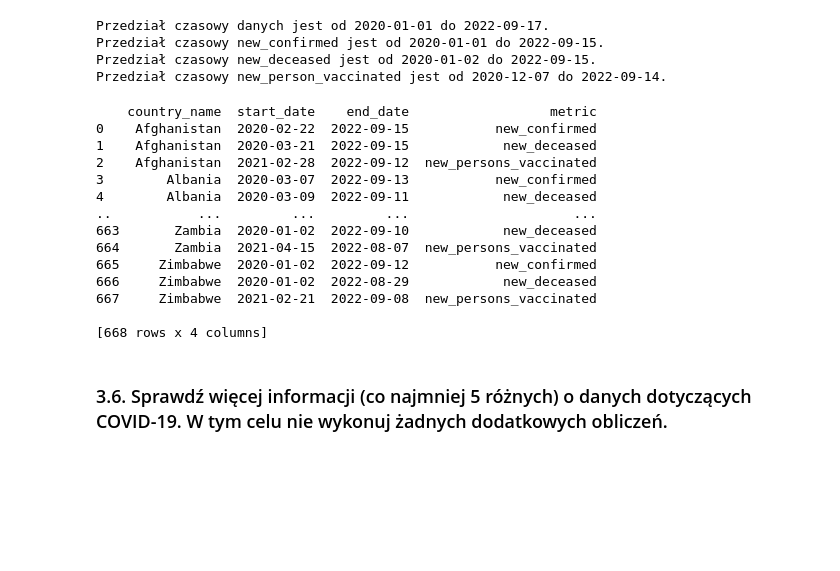
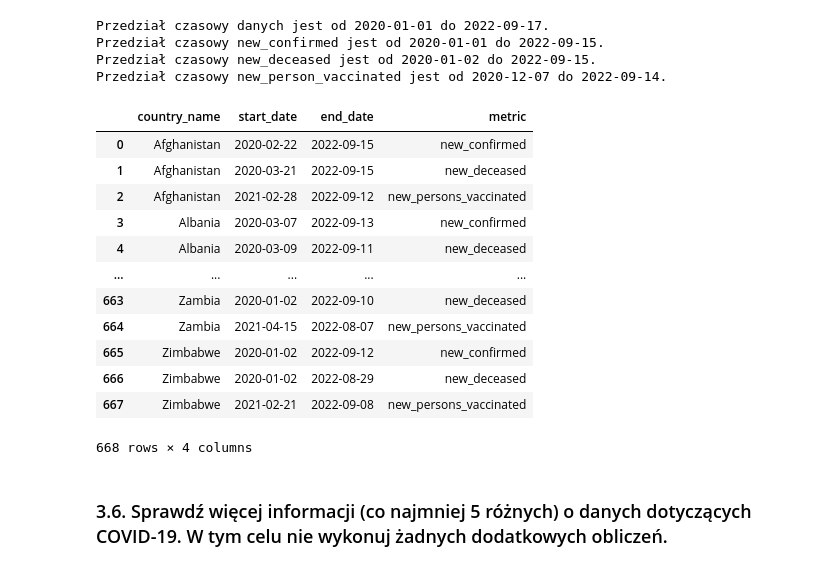
Before and after one commit to AbsZeroO/big-data, a Jupyter notebook: Poziom_1/Poziom1.ipynb, the cells around one changed output. Drawn from its saved outputs; the diff is of its cells as text; code cells hidden in the pictures; blank space fills up the shorter version.

```diff
--- a/Poziom_1/Poziom1.ipynb
+++ b/Poziom_1/Poziom1.ipynb
@@ -207,51 +207,48 @@ SELECT country_name,
        MIN(date) AS start_date,
        MAX(date) AS end_date,
        'new_confirmed' AS metric
 FROM bigquery-public-data.covid19_open_data.covid19_open_data
 WHERE new_confirmed IS NOT NULL AND new_confirmed > 0
 GROUP BY country_name
 
 UNION ALL
 
 SELECT country_name,
        MIN(date) AS start_date,
        MAX(date) AS end_date,
        'new_deceased' AS metric
 FROM bigquery-public-data.covid19_open_data.covid19_open_data
 WHERE new_deceased IS NOT NULL AND new_deceased > 0
 GROUP BY country_name
 
 UNION ALL
 
 SELECT country_name,
        MIN(date) AS start_date,
        MAX(date) AS end_date,
        'new_persons_vaccinated' AS metric
 FROM bigquery-public-data.covid19_open_data.covid19_open_data
 WHERE new_persons_vaccinated IS NOT NULL AND new_persons_vaccinated > 0
 GROUP BY country_name
 ORDER BY country_name, metric
 """
 
-df = client.query(query).to_dataframe()
-
-# Wyświetlenie wyników
-print(df)
+dates_info = client.query(query).to_dataframe()
+dates_info
 # %% [output]
+|  | country_name | start_date | end_date | metric |
+| 0 | Afghanistan | 2020-02-22 | 2022-09-15 | new_confirmed |
+| 1 | Afghanistan | 2020-03-21 | 2022-09-15 | new_deceased |
+| 2 | Afghanistan | 2021-02-28 | 2022-09-12 | new_persons_vaccinated |
+| 3 | Albania | 2020-03-07 | 2022-09-13 | new_confirmed |
+| 4 | Albania | 2020-03-09 | 2022-09-11 | new_deceased |
+| ... | ... | ... | ... | ... |
+| 663 | Zambia | 2020-01-02 | 2022-09-10 | new_deceased |
+| 664 | Zambia | 2021-04-15 | 2022-08-07 | new_persons_vaccinated |
+| 665 | Zimbabwe | 2020-01-02 | 2022-09-12 | new_confirmed |
+| 666 | Zimbabwe | 2020-01-02 | 2022-08-29 | new_deceased |
+| 667 | Zimbabwe | 2021-02-21 | 2022-09-08 | new_persons_vaccinated |
-    country_name  start_date    end_date                  metric
-0    Afghanistan  2020-02-22  2022-09-15           new_confirmed
-1    Afghanistan  2020-03-21  2022-09-15            new_deceased
-2    Afghanistan  2021-02-28  2022-09-12  new_persons_vaccinated
-3        Albania  2020-03-07  2022-09-13           new_confirmed
-4        Albania  2020-03-09  2022-09-11            new_deceased
-..           ...         ...         ...                     ...
-663       Zambia  2020-01-02  2022-09-10            new_deceased
-664       Zambia  2021-04-15  2022-08-07  new_persons_vaccinated
-665     Zimbabwe  2020-01-02  2022-09-12           new_confirmed
-666     Zimbabwe  2020-01-02  2022-08-29            new_deceased
-667     Zimbabwe  2021-02-21  2022-09-08  new_persons_vaccinated
-
-[668 rows x 4 columns]
+668 rows × 4 columns
 # %% [markdown]
 ###  3.6. Sprawdź więcej informacji (co najmniej 5 różnych) o danych dotyczących COVID-19. W tym celu nie wykonuj żadnych dodatkowych obliczeń.
 # %% [markdown]
```
